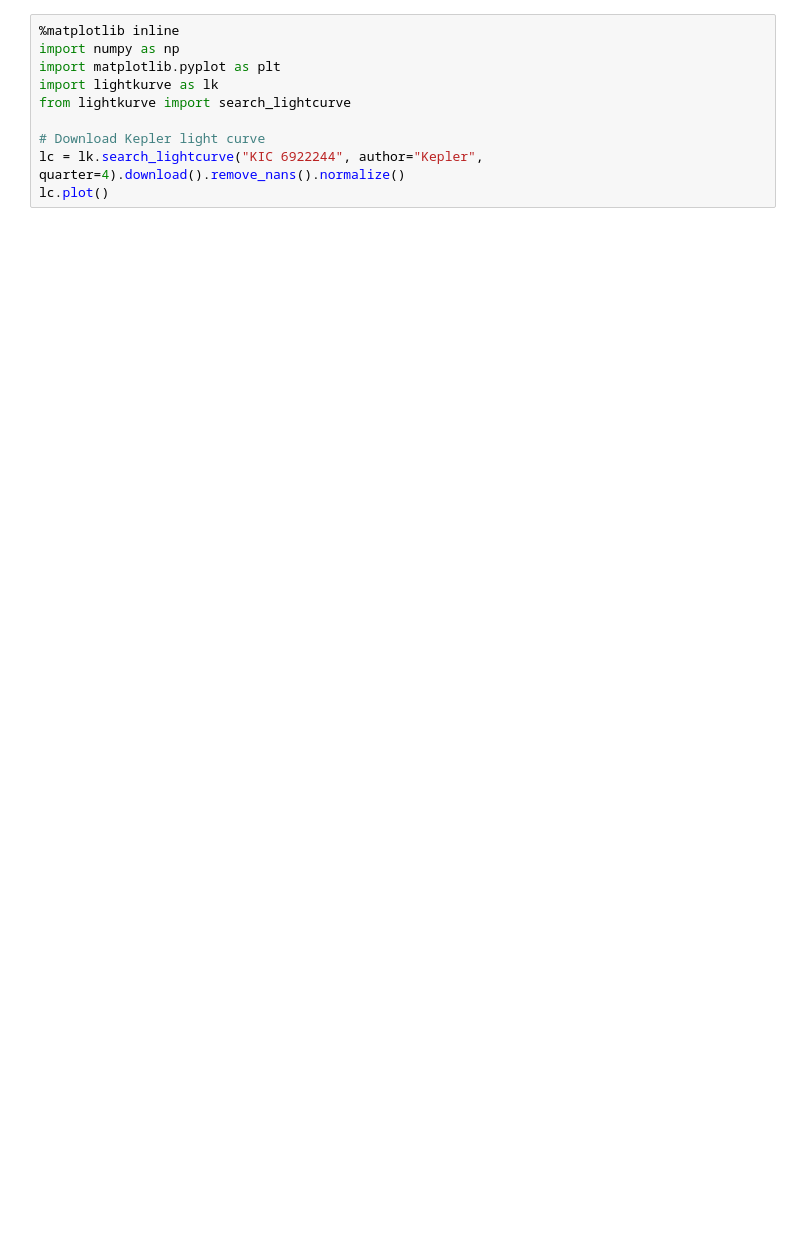
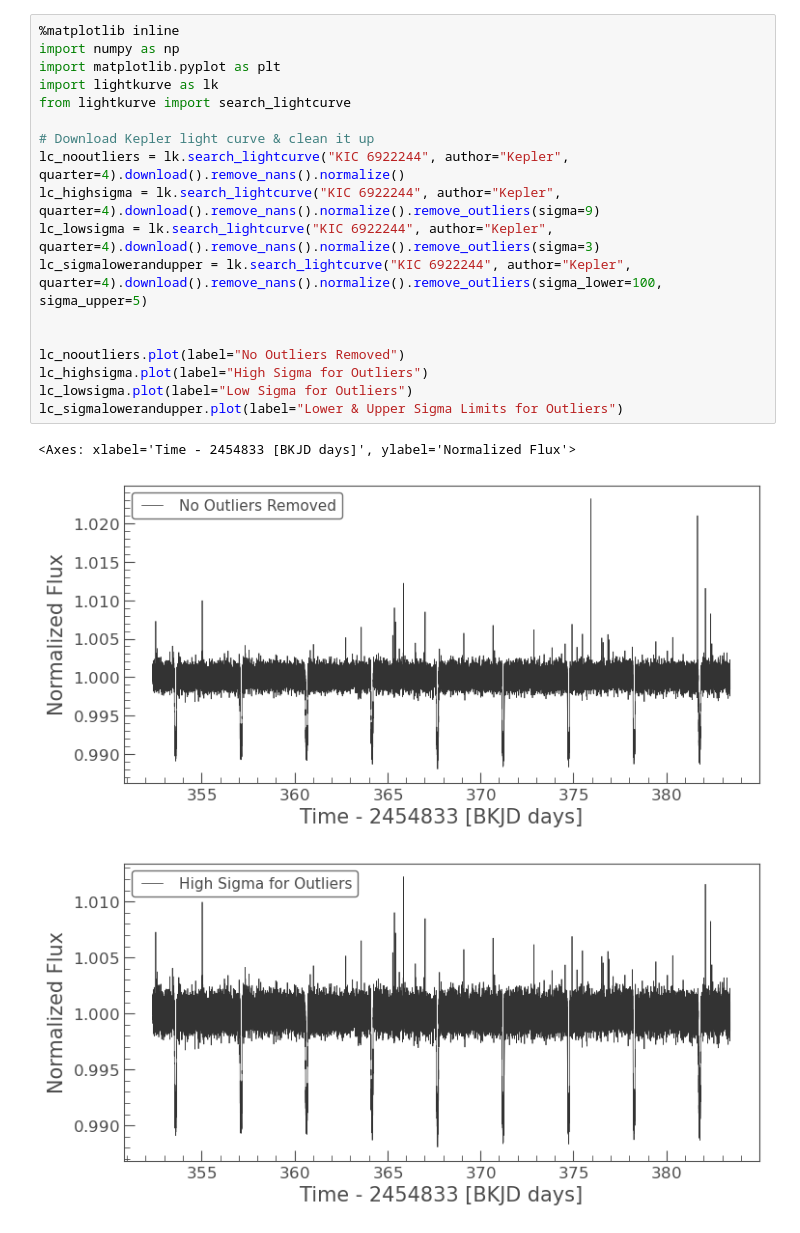
Before and after one commit to ekamgill1671/kepler-8b-transit-reproduction, a Jupyter notebook: data/keplerpractice.ipynb, the cells around one changed output. Drawn from its saved outputs; the diff is of its cells as text; blank space fills up the shorter version.

```diff
--- a/data/keplerpractice.ipynb
+++ b/data/keplerpractice.ipynb
@@ -1,10 +1,22 @@
 # %%
 %matplotlib inline
 import numpy as np
 import matplotlib.pyplot as plt
 import lightkurve as lk
 from lightkurve import search_lightcurve
 
-# Download Kepler light curve
-lc = lk.search_lightcurve("KIC 6922244", author="Kepler", quarter=4).download().remove_nans().normalize()
-lc.plot()
+# Download Kepler light curve & clean it up
+lc_nooutliers = lk.search_lightcurve("KIC 6922244", author="Kepler", quarter=4).download().remove_nans().normalize()
+lc_highsigma = lk.search_lightcurve("KIC 6922244", author="Kepler", quarter=4).download().remove_nans().normalize().remove_outliers(sigma=9)
+lc_lowsigma = lk.search_lightcurve("KIC 6922244", author="Kepler", quarter=4).download().remove_nans().normalize().remove_outliers(sigma=3)
+lc_sigmalowerandupper = lk.search_lightcurve("KIC 6922244", author="Kepler", quarter=4).download().remove_nans().normalize().remove_outliers(sigma_lower=100, sigma_upper=5)
+
+
+lc_nooutliers.plot(label="No Outliers Removed")
+lc_highsigma.plot(label="High Sigma for Outliers")
+lc_lowsigma.plot(label="Low Sigma for Outliers")
+lc_sigmalowerandupper.plot(label="Lower & Upper Sigma Limits for Outliers")
+# %% [output]
+<Axes: xlabel='Time - 2454833 [BKJD days]', ylabel='Normalized Flux'>
+[figure, added]
+[figure, added]
```
Also changed, not shown: parts of 3 cells of this notebook, 1 other file.
